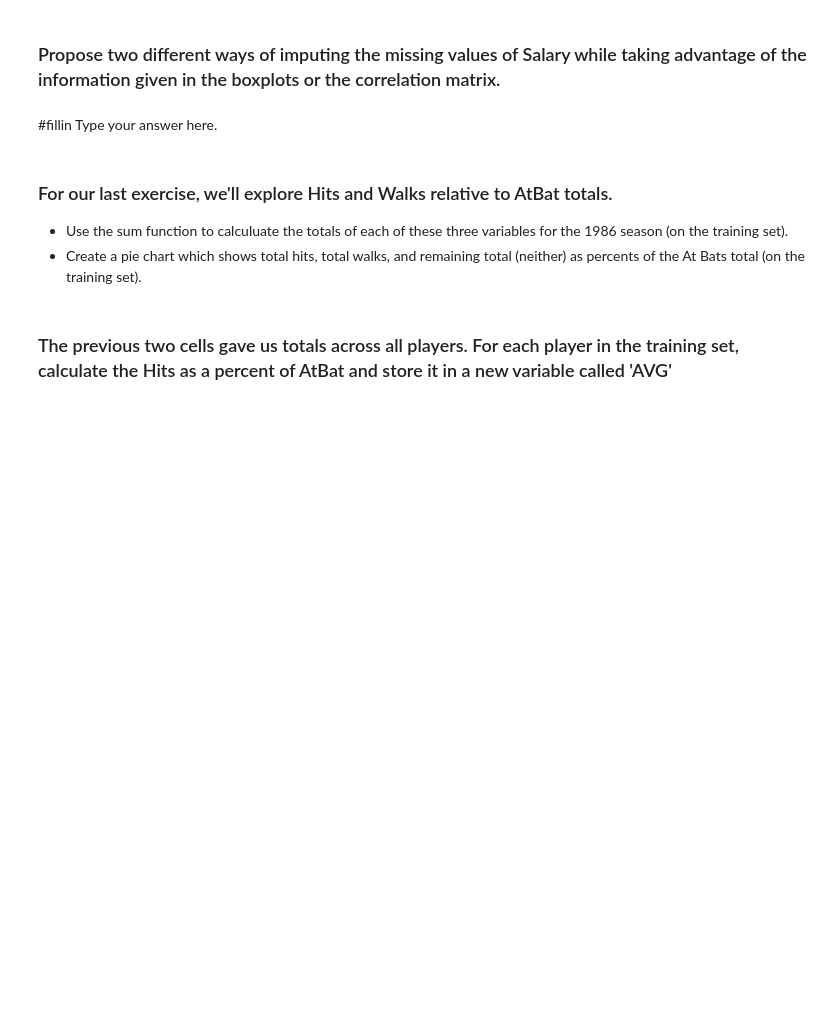
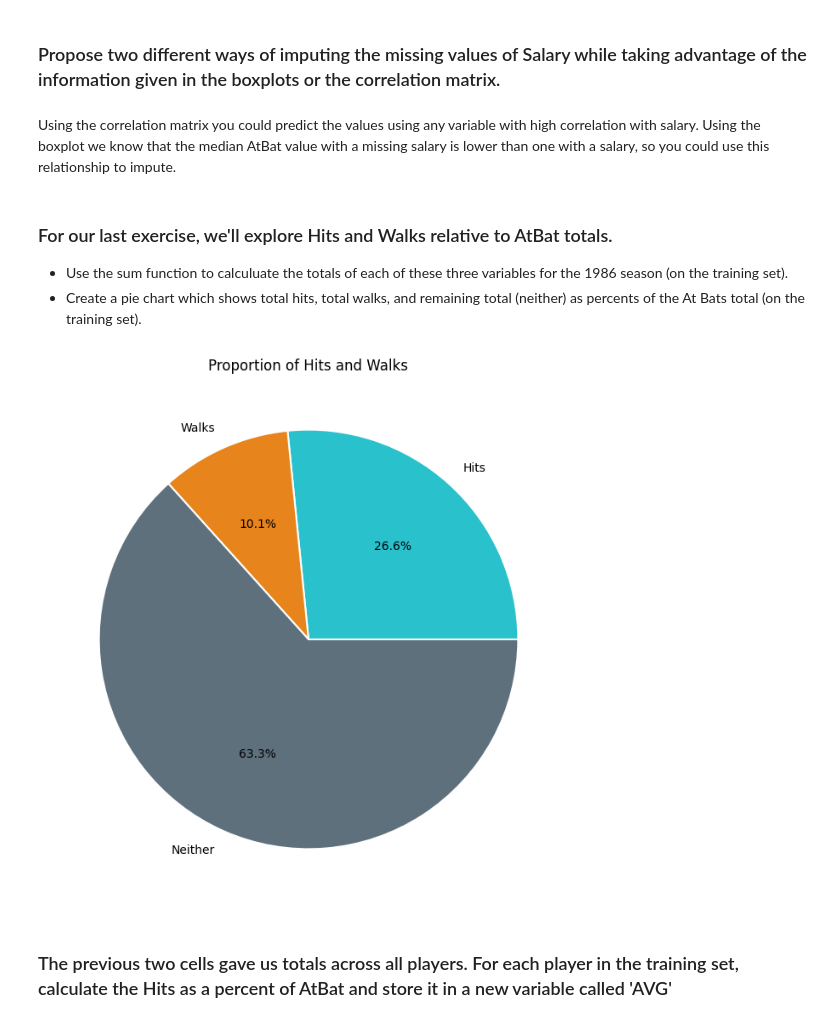
Before and after one commit to ChristopherLambiase/code_2600, a Jupyter notebook: mod03_eda.ipynb, the cells around one changed output. Drawn from its saved outputs; the diff is of its cells as text; code cells hidden in the pictures; blank space fills up the shorter version.

```diff
--- a/mod03_eda.ipynb
+++ b/mod03_eda.ipynb
@@ -208,20 +205,32 @@ plt.show()
 # %% [markdown]
 ### Propose two different ways of imputing the missing values of Salary while taking advantage of the information given in the boxplots or the correlation matrix.
 # %% [markdown]
-#fillin Type your answer here.
+Using the correlation matrix you could predict the values using any variable with high correlation with salary. Using the boxplot we know that the median AtBat value with a missing salary is lower than one with a salary, so you could use this relationship to impute.
 # %% [markdown]
 ### For our last exercise, we'll explore Hits and Walks relative to AtBat totals.
 - Use the sum function to calculuate the totals of each of these three variables for the 1986 season (on the training set).
 - Create a pie chart which shows total hits, total walks, and remaining total (neither) as percents of the At Bats total (on the training set).
 # %%
-TotHits = #fillin
-TotWalks = #fillin
-TotAtBat = #fillin
+TotHits = Train['Hits'].sum()
+TotWalks = Train['Walks'].sum()
+TotAtBat = Train['AtBat'].sum()
 
 Labels = ['Hits', 'Walks', 'Neither']
 Totals = [TotHits, TotWalks, TotAtBat-TotHits-TotWalks]
 # %%
-# pie chart
+fig, ax = plt.subplots(figsize=(8, 8))
+
+ax.pie(Totals,
+       labels=Labels,
+       autopct='%1.1f%%',
+       colors=["#28c1cc", "#e7841b", "#5f707d"],
+       wedgeprops={'edgecolor': 'white', 'linewidth': 1.5})
+
+ax.set_title("Proportion of Hits and Walks")
+
+plt.show()
+# %% [output]
+[figure, added]
 # %% [markdown]
 ### The previous two cells gave us totals across all players. For each player in the training set, calculate the Hits as a percent of AtBat and store it in a new variable called 'AVG'
 # %%
```
Also changed, not shown: parts of 8 cells of this notebook.
